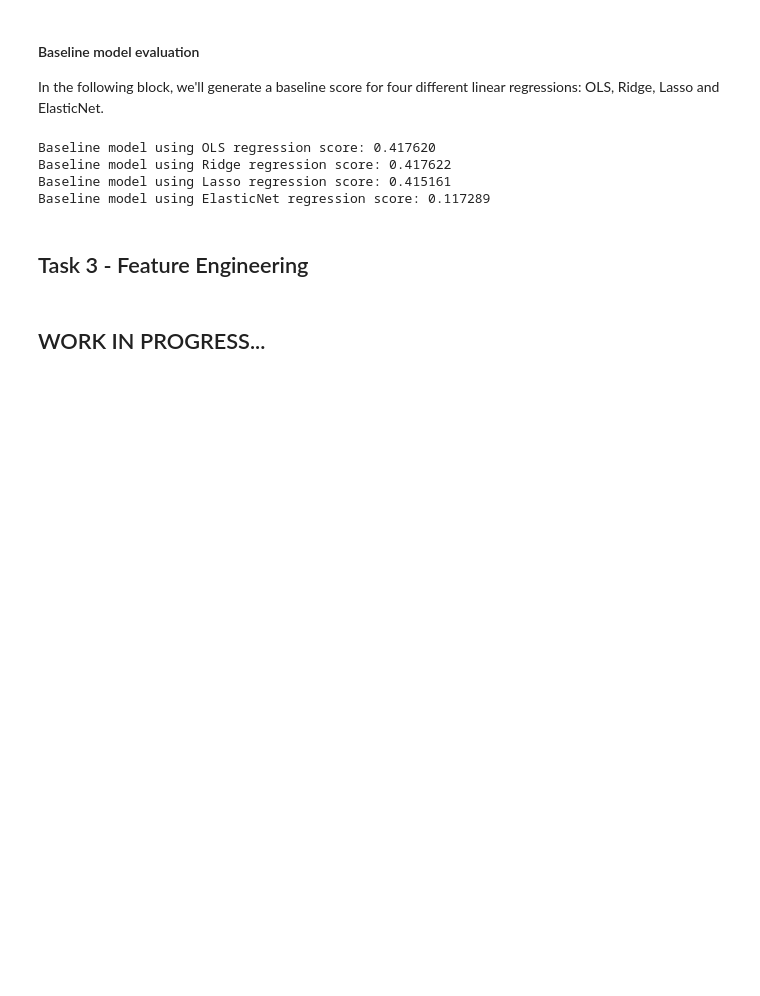
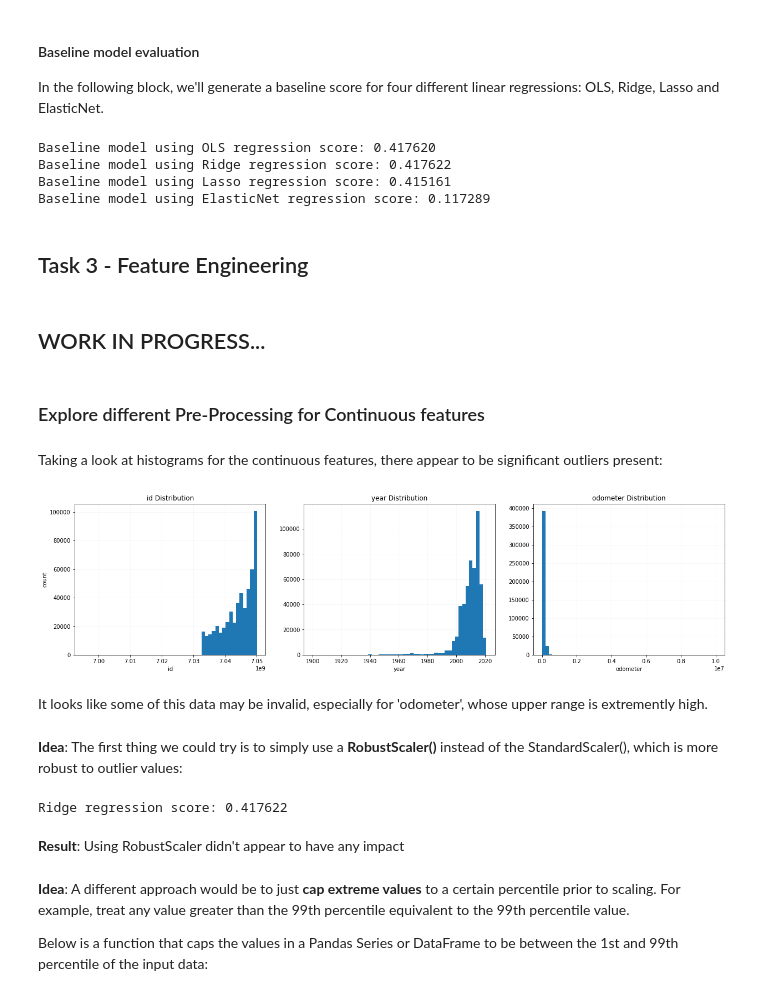
Before and after one commit to AppliedML2020/assignment-3-tomas-larrain, a Jupyter notebook: hw-3_Brett.ipynb, the cells around one changed output. Cells and saved outputs as stored; diff of their text form; code cells hidden in the pictures; blank space fills up the shorter version.

Commit message:
Started working on Task 3, and suggested a pattern for our experimental approaches.
Began exploring different ways to preprocess the continuous variables.

```diff
--- a/hw-3_Brett.ipynb
+++ b/hw-3_Brett.ipynb
@@ -72,12 +72,12 @@ That looks like a much smoother distribution of used vehicle prices.  Now we can
 continuous_features = relevant_features[relevant_types != 'object']
 # %%
 # Figure out an appropriate number of rows and columns
-num_cont_feats = len(continuous_features)
+num_plots = len(continuous_features)
 plot_cols = 3
-plot_rows = math.ceil(num_cont_feats / plot_cols)
+plot_rows = math.ceil(num_plots / plot_cols)
 
 # For each continuous feature...
-fig, axs = plt.subplots(plot_rows, plot_cols, figsize=(7*plot_cols, 5*plot_rows))
+fig, axs = plt.subplots(plot_rows, plot_cols, figsize=(7*plot_cols, 5*plot_rows), squeeze=False)
 for i, feature in enumerate(continuous_features):
     # Get the axes for this feature
     row=i//plot_cols
@@ -369,0 +364,66 @@ cap_median_scale_pl = make_pipeline(FunctionTransformer(cap_odometer), SimpleImp
+# %% [markdown]
+### Explore different Pre-Processing for Continuous features
+# %% [markdown]
+Taking a look at histograms for the continuous features, there appear to be significant outliers present:
+# %%
+# Figure out an appropriate number of rows and columns
+cont_baseline_feats = continuous_features.intersection(baseline_features)
+num_plots = len(cont_baseline_feats)
+plot_cols = 3
+plot_rows = math.ceil(num_plots / plot_cols)
+fig, axs = plt.subplots(plot_rows, plot_cols, figsize=(7*plot_cols, 5*plot_rows), squeeze=False)
+
+# For each continuous feature...
+for i, feature in enumerate(cont_baseline_feats):
+    # Get the axes for this feature
+    row=i//plot_cols
+    col=i%plot_cols
+    ax=axs[row,col]
+
+    # Create a histogram for this feature
+    ax.hist(raw_features[feature], bins=50)
+    ax.grid(alpha=0.1)
+    ax.set_axisbelow(True)
+
+    # Label the plot
+    ax.set_title(feature+' Distribution')
+    ax.set_xlabel(feature)
+    if col==0:
+        ax.set_ylabel('count')
+
+# Hide any axis we didn't use
+num_axes_to_hide = plot_rows*plot_cols - num_cont_feats
+for i in range(num_axes_to_hide):
+    axs.flatten()[-(i+1)].set_axis_off()
+# %% [output]
+[figure, added]
+# %% [markdown]
+It looks like some of this data may be invalid, especially for 'odometer', whose upper range is extremently high.
+# %% [markdown]
+**Idea**: The first thing we could try is to simply use a **RobustScaler()** instead of the StandardScaler(), which is more robust to outlier values:
+# %%
+# Form a pipline using RobustScaler
+from sklearn.preprocessing import RobustScaler
+median_robust_scale_pl = make_pipeline(SimpleImputer(strategy='median'), RobustScaler())
+
+# Try preprocessing with RobustScaler
+preprocessor = make_column_transformer(
+    (RobustScaler(), ['id']),
+    (target_encode_pl, ['region_url']),
+    (median_robust_scale_pl, ['year', 'odometer']),
+    (new_cat_ohe_pl, ['manufacturer', 'cylinders', 'drive', 'size', 'type', 'paint_color', 'state']),
+    (impute_good_ord_enc_scale_pl, ['condition']),
+    (most_freq_ohe_pl, ['fuel', 'title_status', 'transmission']))
+
+# Compare the Ridge results to the baseline
+pipeline = make_pipeline(preprocessor, RidgeCV())
+scores = cross_val_score(pipeline, X_train, y_train, cv=shuffle)
+print(("Ridge regression score: %f") % scores.mean())
+# %% [output]
+Ridge regression score: 0.417622
+# %% [markdown]
+**Result**: Using RobustScaler didn't appear to have any impact
+# %% [markdown]
+**Idea**: A different approach would be to just **cap extreme values** to a certain percentile prior to scaling.  For example, treat any value greater than the 99th percentile equivalent to the 99th percentile value.
+
+Below is a function that caps the values in a Pandas Series or DataFrame to be between the 1st and 99th percentile of the input data:
```
Also changed, not shown: parts of 9 cells of this notebook.
